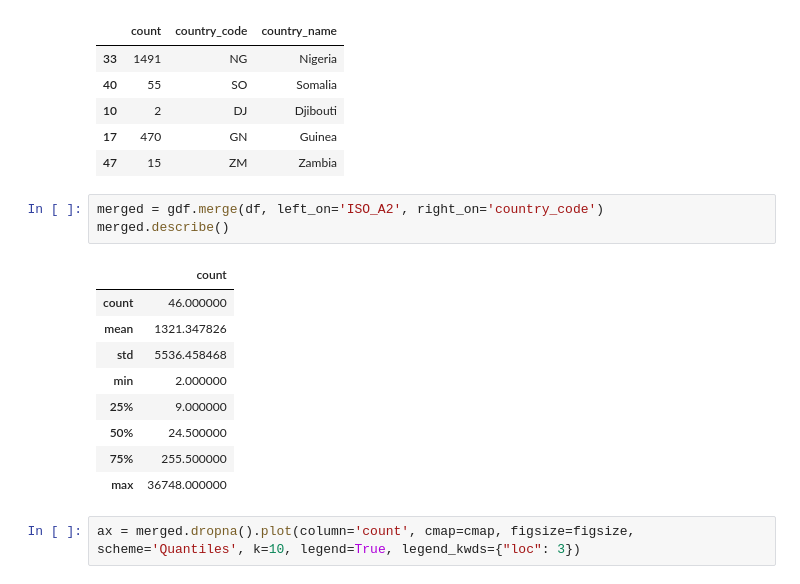
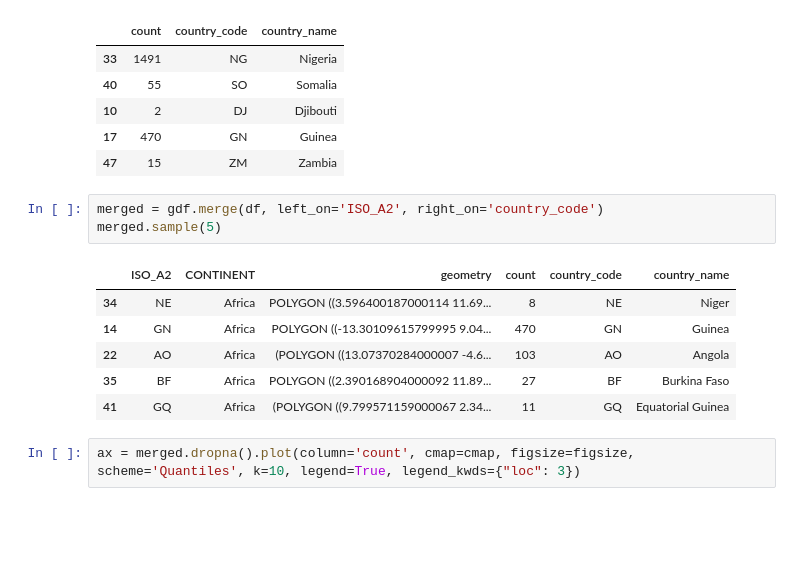
Before and after one commit to stephen-soltesz/ipython-testing, a Jupyter notebook: geomaps-example.ipynb, the cells around one changed output. Drawn from its saved outputs; the diff is of its cells as text; blank space fills up the shorter version.

Commit message:
More samples

```diff
--- a/geomaps-example.ipynb
+++ b/geomaps-example.ipynb
@@ -82,17 +82,14 @@ df.sample(5)
 | 47 | 15 | ZM | Zambia |
 # %%
 merged = gdf.merge(df, left_on='ISO_A2', right_on='country_code')
-merged.describe()
+merged.sample(5)
 # %% [output]
-|  | count |
-| count | 46.000000 |
-| mean | 1321.347826 |
-| std | 5536.458468 |
-| min | 2.000000 |
-| 25% | 9.000000 |
-| 50% | 24.500000 |
-| 75% | 255.500000 |
-| max | 36748.000000 |
+|  | ISO_A2 | CONTINENT | geometry | count | country_code | country_name |
+| 34 | NE | Africa | POLYGON ((3.596400187000114 11.69... | 8 | NE | Niger |
+| 14 | GN | Africa | POLYGON ((-13.30109615799995 9.04... | 470 | GN | Guinea |
+| 22 | AO | Africa | (POLYGON ((13.07370284000007 -4.6... | 103 | AO | Angola |
+| 35 | BF | Africa | POLYGON ((2.390168904000092 11.89... | 27 | BF | Burkina Faso |
+| 41 | GQ | Africa | (POLYGON ((9.799571159000067 2.34... | 11 | GQ | Equatorial Guinea |
 # %%
 ax = merged.dropna().plot(column='count', cmap=cmap, figsize=figsize, scheme='Quantiles', k=10, legend=True, legend_kwds={"loc": 3})
 # %% [output]
```
